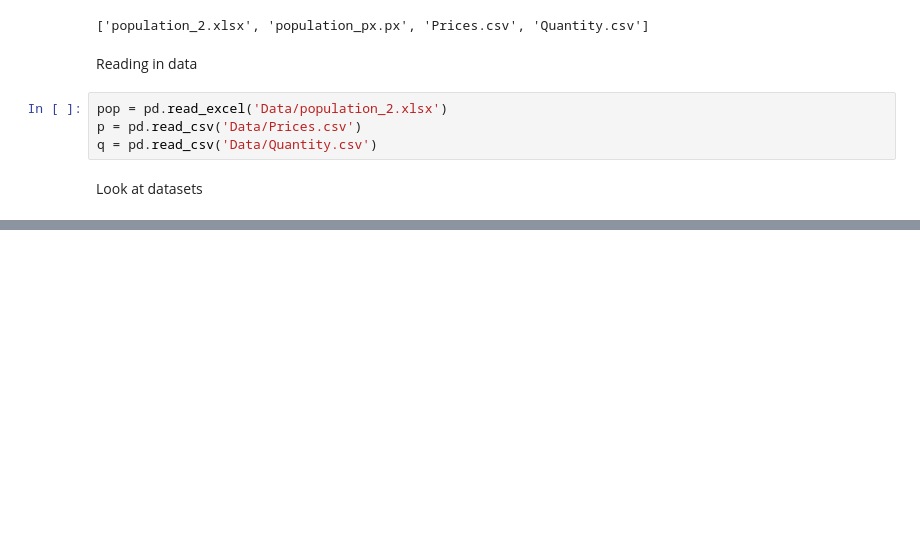
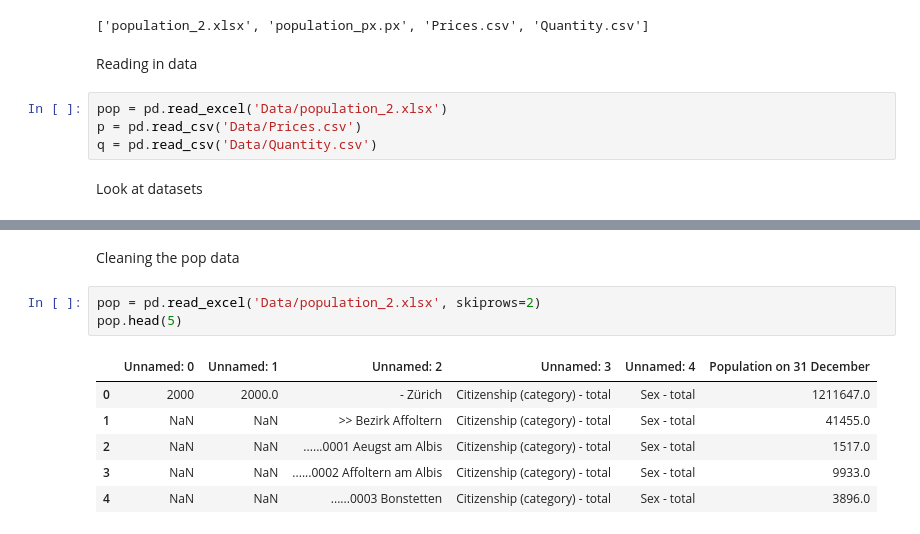
Before and after one commit to biguntitled/Intro_Num, a Jupyter notebook: 02_Data_Project/ZH Waste/DataProject_Marius.ipynb, the cells around one changed output, grey strips where cells are left out. Saved outputs shown, nothing was run; the diff lists cells and outputs as text; blank space fills up the shorter version.

```diff
--- a/02_Data_Project/ZH Waste/DataProject_Marius.ipynb
+++ b/02_Data_Project/ZH Waste/DataProject_Marius.ipynb
@@ -54 +57,13 @@ pop.head(5)
+# %% [markdown]
+Cleaning the pop data
+# %%
+pop = pd.read_excel('Data/population_2.xlsx', skiprows=2)
+pop.head(5)
+# %% [output]
+|  | Unnamed: 0 | Unnamed: 1 | Unnamed: 2 | Unnamed: 3 | Unnamed: 4 | Population on 31 December |
+| 0 | 2000 | 2000.0 | - Zürich | Citizenship (category) - total | Sex - total | 1211647.0 |
+| 1 | NaN | NaN | >> Bezirk Affoltern | Citizenship (category) - total | Sex - total | 41455.0 |
+| 2 | NaN | NaN | ......0001 Aeugst am Albis | Citizenship (category) - total | Sex - total | 1517.0 |
+| 3 | NaN | NaN | ......0002 Affoltern am Albis | Citizenship (category) - total | Sex - total | 9933.0 |
+| 4 | NaN | NaN | ......0003 Bonstetten | Citizenship (category) - total | Sex - total | 3896.0 |
 # %% [markdown]
```
Also changed, not shown: parts of 18 cells of this notebook.
